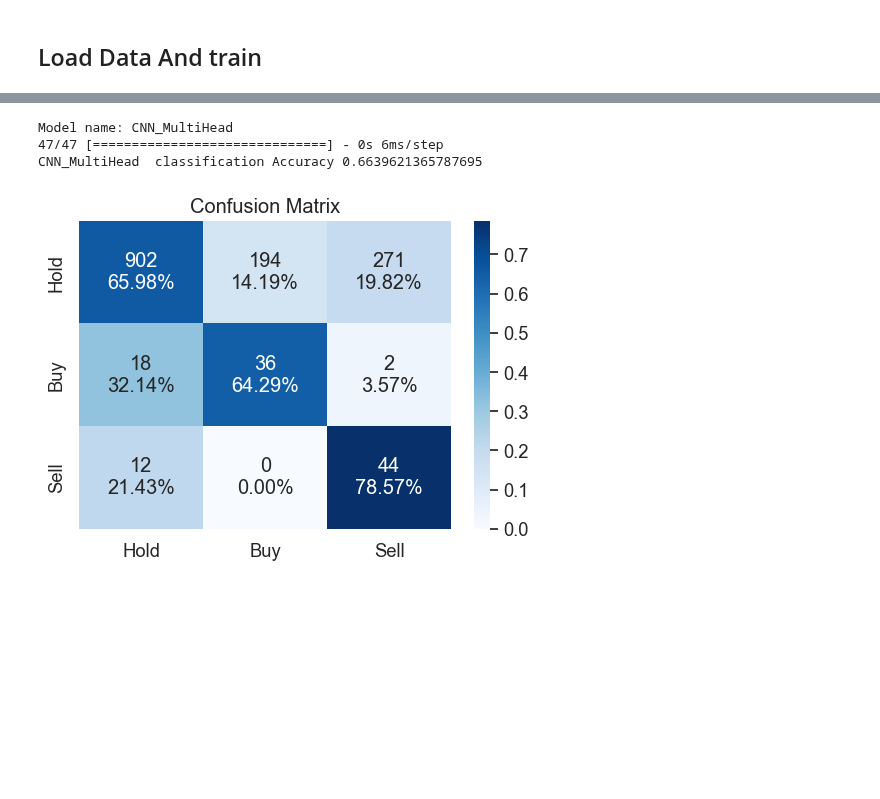
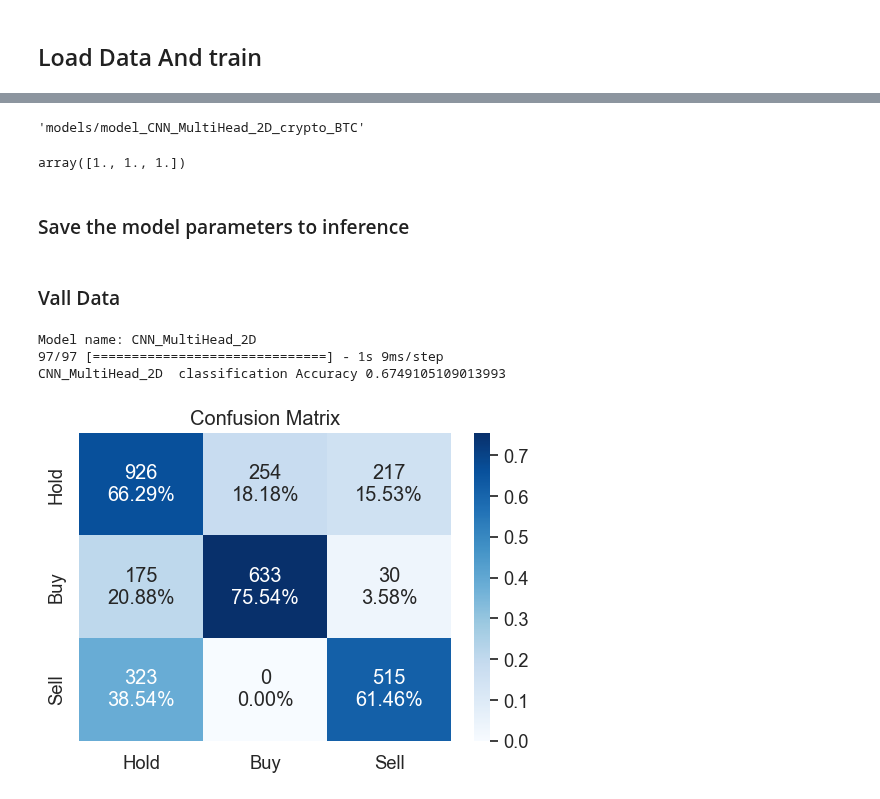
Before and after one commit to brunoodutra/Time_Series_Forecast, a Jupyter notebook: finance/AI/Classifcation/Experiments/Cryptos/deep_trade_crypto_classification_1D.ipynb, the cells around one changed output, grey strips where cells are left out. Drawn from its saved outputs; the diff is of its cells as text; code cells hidden in the pictures; blank space fills up the shorter version.

```diff
--- a/finance/AI/Classifcation/Experiments/Cryptos/deep_trade_crypto_classification_1D.ipynb
+++ b/finance/AI/Classifcation/Experiments/Cryptos/deep_trade_crypto_classification_1D.ipynb
@@ -283,3 +291,5 @@ f'models/model_{model_name}_crypto_lookback_{lookback}'
+# %%
+list_of_models=[model_CNN_MultiHead]
 # %% [markdown]
 ## Load Data And train
 # %%
@@ -305,4 +314,21 @@ cryptos_list = ['BTC']
 
 if year_window > diff_years:
     raise ValueError("O intervalo de anos (year_window) é maior do que o período disponível nos dados.")
+# %%
+import datetime
+init_date = '2017-01-01'
+#init_date = '2020-01-01'
+init_date_object = datetime.datetime.strptime(init_date, '%Y-%m-%d').date()
+
+date_now = datetime.date.today()
+
+diff_years = date_now.year - init_date_object.year
+year_window = 8
+
+
+cryptos_list = [ 'BTC','ETH','SOL','XRP','ADA','DOT']
+cryptos_list = ['XRP']
+
+if year_window > diff_years:
+    raise ValueError("O intervalo de anos (year_window) é maior do que o período disponível nos dados.")
 # %%
@@ -530,0 +531,10 @@ print(n_classes, counts)
+# %%
+checkpoint_filepath
+# %% [output]
+'models/model_CNN_MultiHead_2D_crypto_BTC'
+# %%
+output_class_weights
+# %% [output]
+array([1., 1., 1.])
+# %% [markdown]
+### Save the model parameters to inference
@@ -531,25 +561,24 @@ print(n_classes, counts)
+# %% [markdown]
+### Vall Data
 # %%
-import utils
-model_name = "CNN_MultiHead"
-for model_name in list_of_models:
-    model_name = model_name._name
-    print('Model name:',model_name)
+print('Model name:',model_name)
 
-    x_data=X_data_gen_test.apply_NomrMinmax(X_data_gen_test.features, min_norm, max_norm, axis=0)
+x_data=X_data_gen_val.apply_NomrMinmax(X_data_gen_val.features, min_norm,  max_norm, axis=0)
+x_data = np.transpose(x_data, [0, 2, 1]).reshape(-1, 1, input_shape[1], input_shape[0])
 
-    label_pred = trained_best_models[model_name].predict(x_data)
-    print(model_name,' classification Accuracy',
-                    utils.f1_score(np.argmax(X_data_gen_test.y_classification,axis=1),
-                    np.argmax(label_pred,axis=1),average="micro"))
+label_pred = trained_best_models[model_name].predict(x_data)
+print(model_name,' classification Accuracy',
+                utils.f1_score(np.argmax(X_data_gen_val.y_classification,axis=1),
+                np.argmax(label_pred,axis=1),average="micro"))
 
-    cf_matrix = utils.confusion_matrix(np.argmax(X_data_gen_test.y_classification,axis=1),np.argmax(label_pred,axis=1))
+cf_matrix = utils.confusion_matrix(np.argmax(X_data_gen_val.y_classification,axis=1),np.argmax(label_pred,axis=1))
 
-    try:
-        utils.plot_confusion_matrix(gesture_list= ['Hold','Buy','Sell'], cf_matrix=cf_matrix)
-    except:
-        print(cf_matrix)
+try:
+    utils.plot_confusion_matrix(gesture_list= ['Hold','Buy','Sell'], cf_matrix=cf_matrix)
+except:
+    print(cf_matrix)
 # %% [output]
-Model name: CNN_MultiHead
-47/47 [==============================] - 0s 6ms/step
-CNN_MultiHead  classification Accuracy 0.6639621365787695
+Model name: CNN_MultiHead_2D
+97/97 [==============================] - 1s 9ms/step
+CNN_MultiHead_2D  classification Accuracy 0.6749105109013993
-[figure, old version]
+[figure, new version]
```
Also changed, not shown: parts of 30 cells of this notebook, 7 other files.
